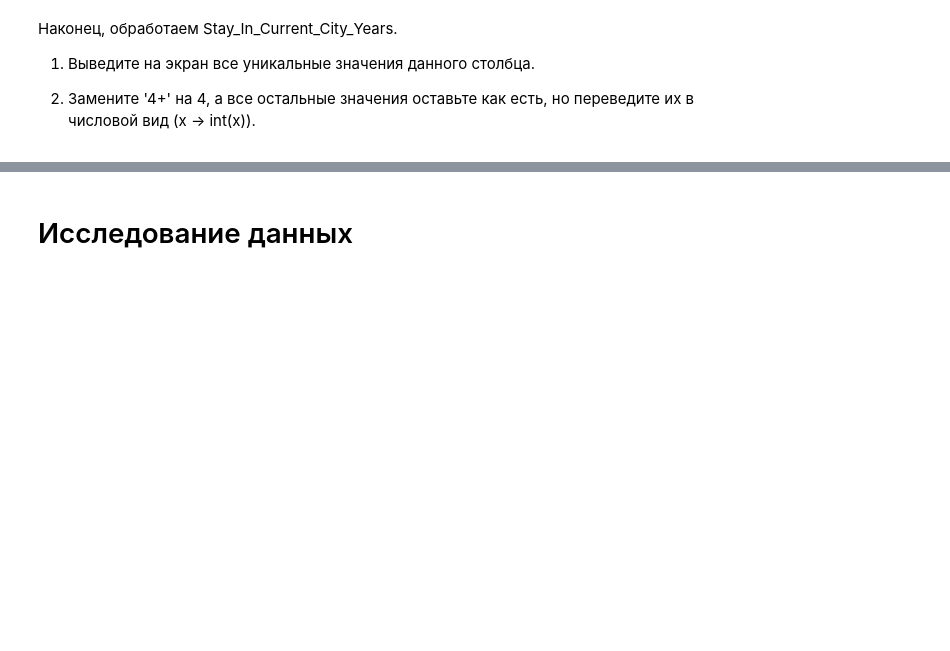
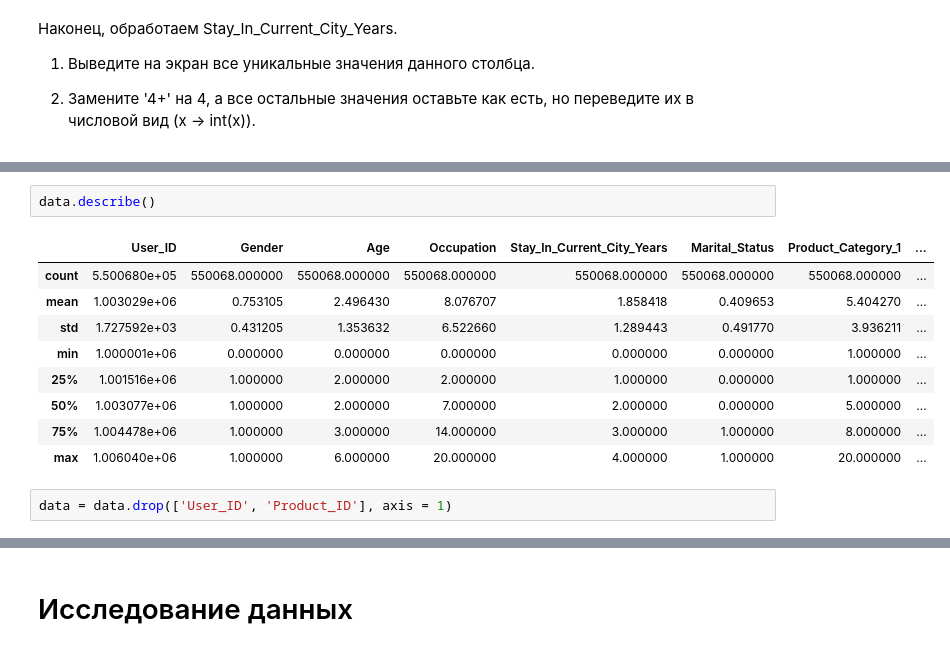
Before and after one commit to maximtornov/HSE, a Jupyter notebook: lect_sem2/seminar_part2.ipynb, the cells around one changed output, grey strips where cells are left out. Saved outputs shown, nothing was run; the diff lists cells and outputs as text; blank space fills up the shorter version.

```diff
--- a/lect_sem2/seminar_part2.ipynb
+++ b/lect_sem2/seminar_part2.ipynb
@@ -122,3 +214,17 @@ data.head()
+# %%
+data.describe()
+# %% [output]
+|  | User_ID | Gender | Age | Occupation | Stay_In_Current_City_Years | Marital_Status | Product_Category_1 | ... |
+| count | 5.500680e+05 | 550068.000000 | 550068.000000 | 550068.000000 | 550068.000000 | 550068.000000 | 550068.000000 | ... |
+| mean | 1.003029e+06 | 0.753105 | 2.496430 | 8.076707 | 1.858418 | 0.409653 | 5.404270 | ... |
+| std | 1.727592e+03 | 0.431205 | 1.353632 | 6.522660 | 1.289443 | 0.491770 | 3.936211 | ... |
+| min | 1.000001e+06 | 0.000000 | 0.000000 | 0.000000 | 0.000000 | 0.000000 | 1.000000 | ... |
+| 25% | 1.001516e+06 | 1.000000 | 2.000000 | 2.000000 | 1.000000 | 0.000000 | 1.000000 | ... |
+| 50% | 1.003077e+06 | 1.000000 | 2.000000 | 7.000000 | 2.000000 | 0.000000 | 5.000000 | ... |
+| 75% | 1.004478e+06 | 1.000000 | 3.000000 | 14.000000 | 3.000000 | 1.000000 | 8.000000 | ... |
+| max | 1.006040e+06 | 1.000000 | 6.000000 | 20.000000 | 4.000000 | 1.000000 | 20.000000 | ... |
+# %%
+data = data.drop(['User_ID', 'Product_ID'], axis = 1)
 # %%
 #Удалим столбцы User_ID и Product_ID, так как они не несут полезной для нас информации.
 
```
Also changed, not shown: parts of 36 cells of this notebook, 3 other files.
